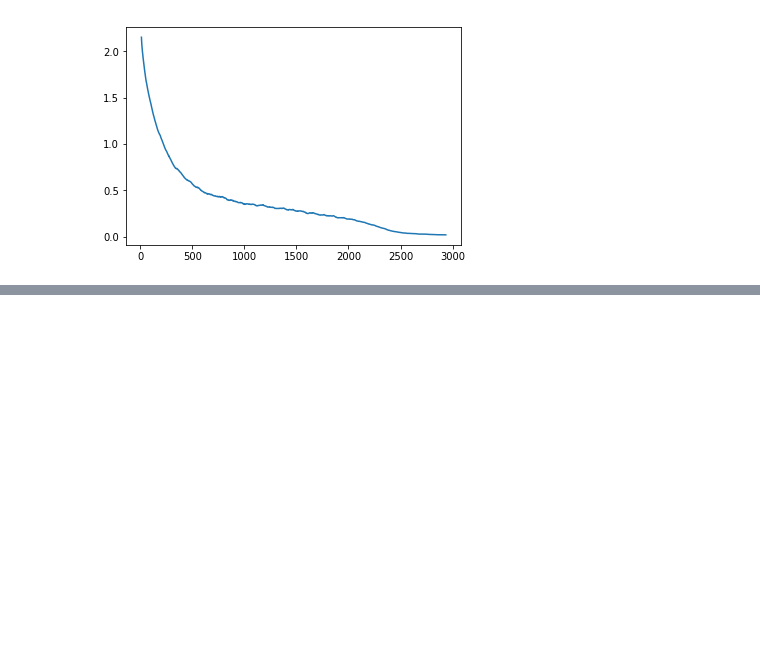
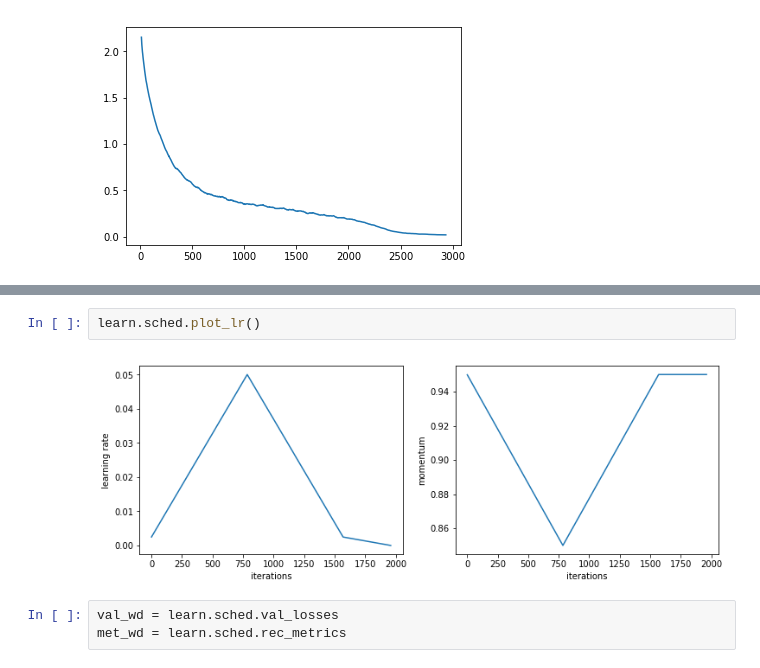
Before and after one commit to anhquan0412/fast_ai_part2_2018, a Jupyter notebook: cifar10_1cycle.ipynb, the cells around one changed output, grey strips where cells are left out. Saved outputs shown, nothing was run; the diff lists cells and outputs as text; blank space fills up the shorter version.

```diff
--- a/cifar10_1cycle.ipynb
+++ b/cifar10_1cycle.ipynb
@@ -316,0 +431,7 @@ learn.sched.plot_loss()
+# %%
+learn.sched.plot_lr()
+# %% [output]
+[figure, added]
+# %%
+val_wd = learn.sched.val_losses
+met_wd = learn.sched.rec_metrics
```
Also changed, not shown: parts of 20 cells of this notebook.
